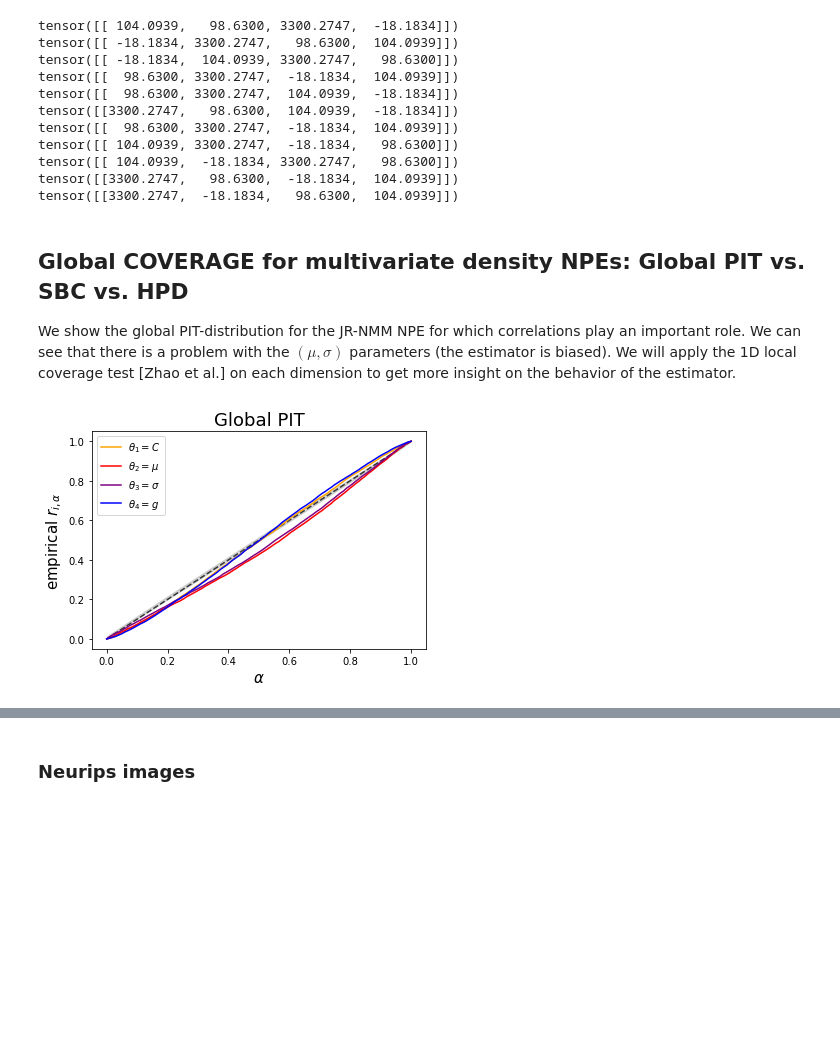
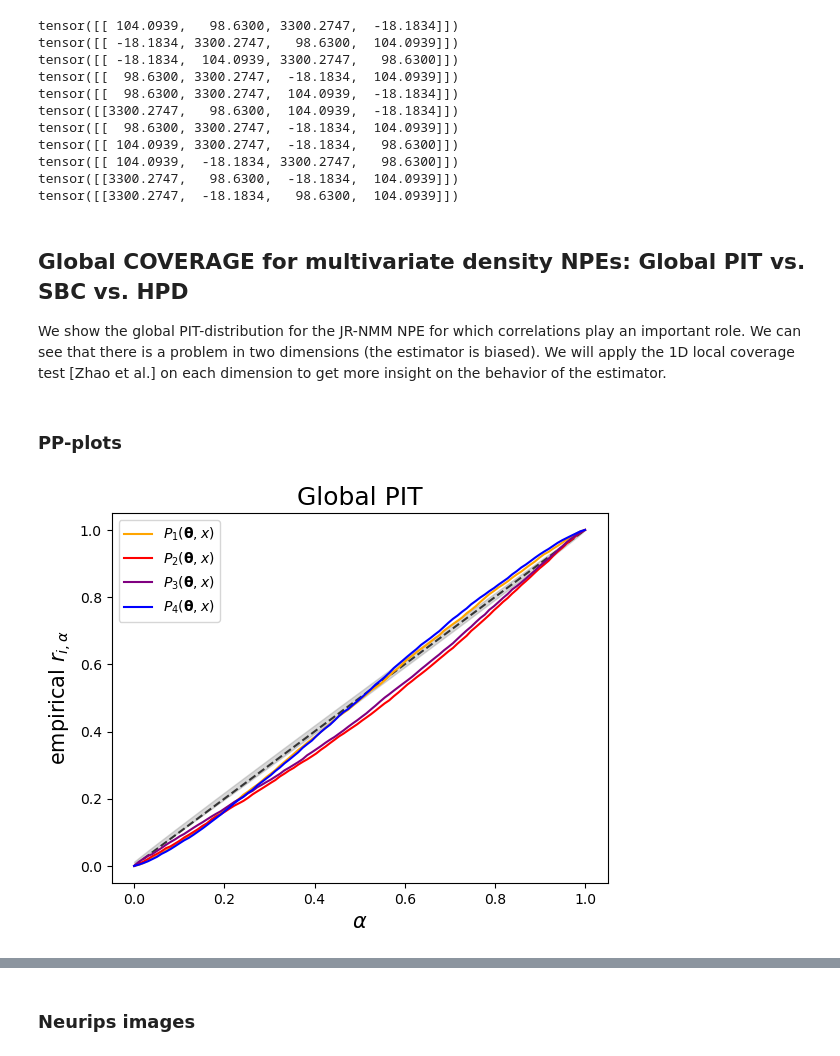
Before and after one commit to JuliaLinhart/valDiags_flows, a Jupyter notebook: JRNMM.ipynb, the cells around one changed output, grey strips where cells are left out. Cells and saved outputs as stored; diff of their text form; code cells hidden in the pictures; blank space fills up the shorter version.

```diff
--- a/JRNMM.ipynb
+++ b/JRNMM.ipynb
@@ -84,26 +84,26 @@ folderpath = Path.cwd() / meta_parameters["label"]
 # %% [markdown]
 #### Prior, Simulator and Summary Statistics
 # %%
-# # Prior
-# prior = prior_JRNMM(parameters=[('C', 10.0, 250.0),
-#                                 ('mu', 50.0, 500.0),
-#                                 ('sigma', 100.0, 5000.0),
-#                                 ('gain', -20.0, +20.0)])
+# Prior
+prior = prior_JRNMM(parameters=[('C', 10.0, 250.0),
+                                ('mu', 50.0, 500.0),
+                                ('sigma', 100.0, 5000.0),
+                                ('gain', -20.0, +20.0)])
 
-# # Simulator
-# simulator = partial(simulator_JRNMM,
-#                     input_parameters=['C', 'mu', 'sigma', 'gain'],
-#                     t_recording=meta_parameters['t_recording'],
-#                     n_extra=N_EXTRA,
-#                     p_gain=prior,
-#                     single_recording=False)
+# Simulator
+simulator = partial(simulator_JRNMM,
+                    input_parameters=['C', 'mu', 'sigma', 'gain'],
+                    t_recording=meta_parameters['t_recording'],
+                    n_extra=N_EXTRA,
+                    p_gain=prior,
+                    single_recording=False)
 
-# # Summary features
-# summary_extractor = summary_JRNMM(n_extra=N_EXTRA,
-#                             d_embedding=meta_parameters['n_sf'],
-#                             n_time_samples=int(128*meta_parameters['t_recording']),
-#                             type_embedding=meta_parameters['summary'])
-# summary_extractor.embedding.net.logscale = True  # log-PSD
+# Summary features
+summary_extractor = summary_JRNMM(n_extra=N_EXTRA,
+                            d_embedding=meta_parameters['n_sf'],
+                            n_time_samples=int(128*meta_parameters['t_recording']),
+                            type_embedding=meta_parameters['summary'])
+summary_extractor.embedding.net.logscale = True  # log-PSD
 # %% [markdown]
 ### Load trained Estimator
 In what follows, the estimator will try to approximate the posterior $p(\theta \mid x_0)$ with samples from the joint $(x_i, \theta_i) \sim p(x\mid \theta_i)p(\theta_i)$.
@@ -205,33 +205,36 @@ param_names_permuted = apply_permutations(param_names)
 colors_permuted = apply_permutations(colors)
 # %% [markdown]
 ## Global COVERAGE for multivariate density NPEs: Global PIT vs. SBC vs. HPD
-We show the global PIT-distribution for the JR-NMM NPE for which correlations play an important role. We can see that there is a problem with the $(\mu, \sigma)$ parameters (the estimator is biased). We will apply the 1D local coverage test [Zhao et al.] on each dimension to get more insight on the behavior of the estimator.
+We show the global PIT-distribution for the JR-NMM NPE for which correlations play an important role. We can see that there is a problem in two dimensions (the estimator is biased). We will apply the 1D local coverage test [Zhao et al.] on each dimension to get more insight on the behavior of the estimator.
+# %% [markdown]
+### PP-plots
 # %%
 # PLOT EXPECTED PIT-DISTRIBUTION of the trained estimators
 theta_test, x_test = datasets['B_prime']['theta'], datasets['B_prime']['x']
 
 # Compute PIT-values of the flows
 # [PIT(Theta_i, X_i, maf_good) = F_{Q_good|X_i}(Theta_i)
 flow_joint_pit_values = multi_cde_pit_values(
     theta_test, x_test, posterior, feature_transform=identity
 )
 flow_joint_pit_values = [flow_joint_pit_values[i] for i in range(4)]
 
 flow_joint_pit_values_permuted = apply_inv_permutations(flow_joint_pit_values)
 
 # PP-plot of expected PIT-distribution
 # r_alpha = [P_X,Theta(Z < alpha)]
 PP_plot_1D(
     PIT_values=flow_joint_pit_values,
     alphas=np.linspace(0, 1, 100),
     colors=colors,
-    labels=param_names,
+    labels=[r'$P_1(\mathbf{\theta},x)$', r'$P_2(\mathbf{\theta},x)$', r'$P_3(\mathbf{\theta},x)$', r'$P_4(\mathbf{\theta},x)$'],
     title="Global PIT",
     ylabel=r"empirical $r_{i,\alpha}$",
     confidence_int = True,
+    conf_alpha=0.05/4, # bonferonni correction
 )
 # %% [output]
-[figure, old version]
+[figure, new version]
 # %%
 from sbi.analysis.sbc import run_sbc
 from sbi.inference.posteriors.direct_posterior import DirectPosterior
```
Also changed, not shown: parts of 23 cells of this notebook, 2 other files.
